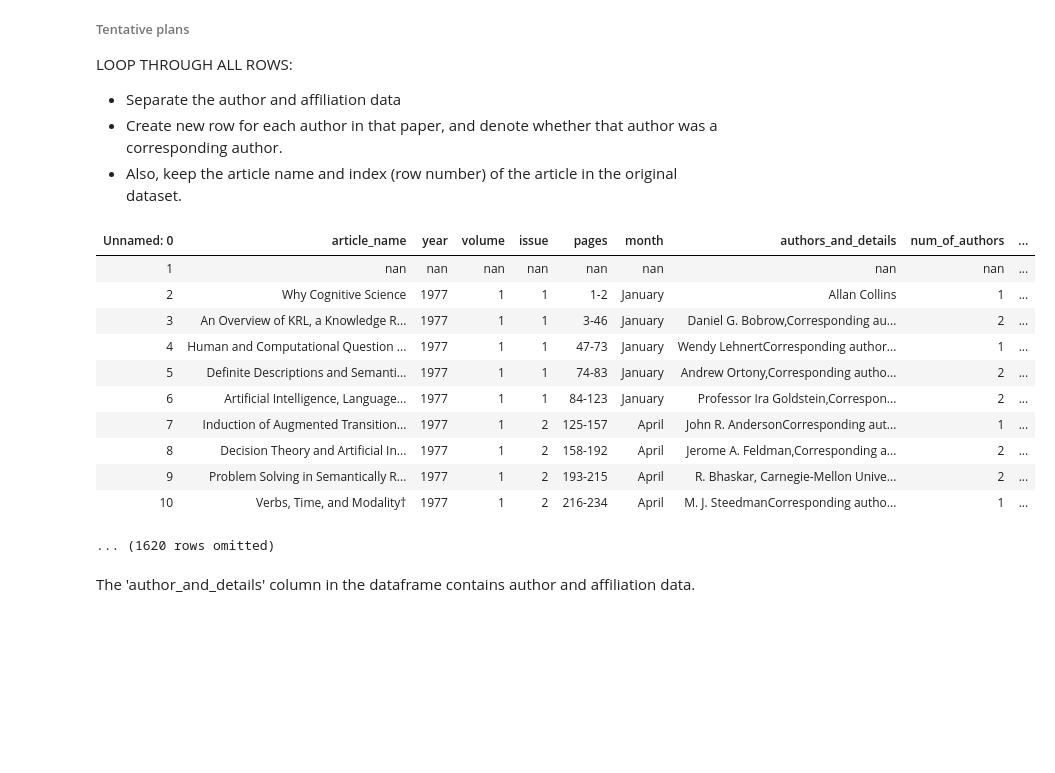
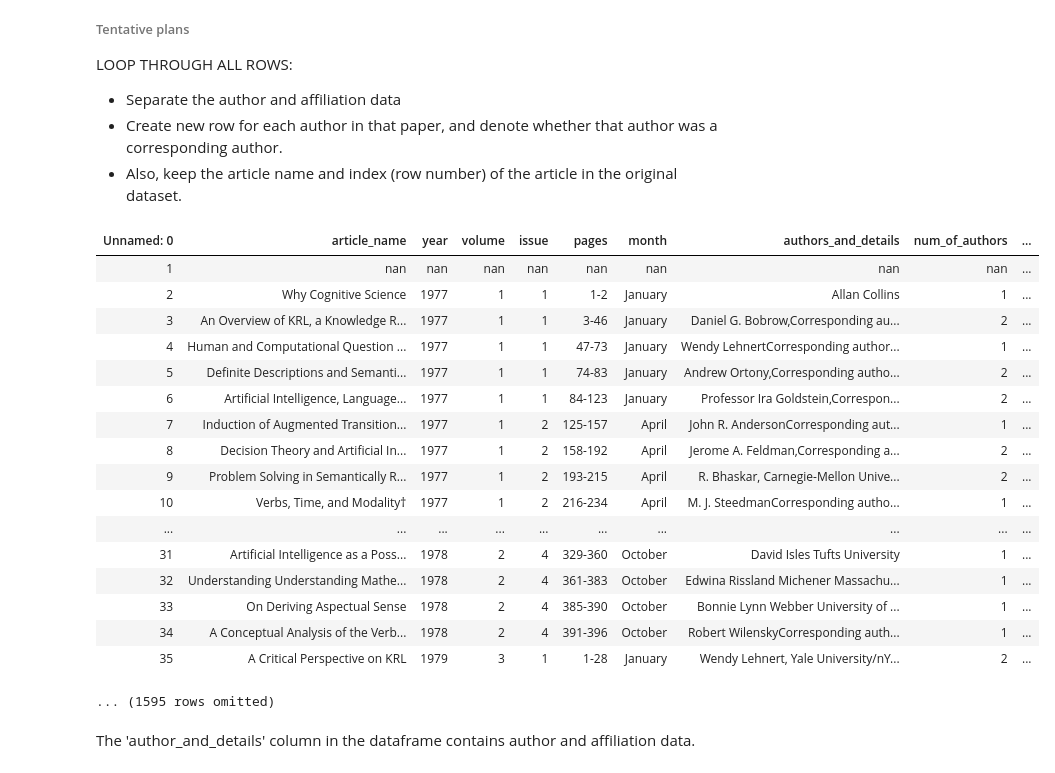
Before and after one commit to rdgao/WH2CogSci, a Jupyter notebook: parsing/parsing_JCogSci.ipynb, the cells around one changed output. Drawn from its saved outputs; the diff is of its cells as text; code cells hidden in the pictures; blank space fills up the shorter version.

```diff
--- a/parsing/parsing_JCogSci.ipynb
+++ b/parsing/parsing_JCogSci.ipynb
@@ -25,20 +25,26 @@ data_file = '../data/171022_cogsci_journal_unprocessed.csv'
 df_pd = pd.read_csv(data_file)
 df = Table.read_table(data_file)
 # %%
-df
+df.show(35)
 # %% [output]
 | Unnamed: 0 | article_name | year | volume | issue | pages | month | authors_and_details | num_of_authors | ... |
 | 1 | nan | nan | nan | nan | nan | nan | nan | nan | ... |
 | 2 | Why Cognitive Science | 1977 | 1 | 1 | 1-2 | January | Allan Collins | 1 | ... |
 | 3 | An Overview of KRL, a Knowledge R... | 1977 | 1 | 1 | 3-46 | January | Daniel G. Bobrow,Corresponding au... | 2 | ... |
 | 4 | Human and Computational Question ... | 1977 | 1 | 1 | 47-73 | January | Wendy LehnertCorresponding author... | 1 | ... |
 | 5 | Definite Descriptions and Semanti... | 1977 | 1 | 1 | 74-83 | January | Andrew Ortony,Corresponding autho... | 2 | ... |
 | 6 | Artificial Intelligence, Language... | 1977 | 1 | 1 | 84-123 | January | Professor Ira Goldstein,Correspon... | 2 | ... |
 | 7 | Induction of Augmented Transition... | 1977 | 1 | 2 | 125-157 | April | John R. AndersonCorresponding aut... | 1 | ... |
 | 8 | Decision Theory and Artificial In... | 1977 | 1 | 2 | 158-192 | April | Jerome A. Feldman,Corresponding a... | 2 | ... |
 | 9 | Problem Solving in Semantically R... | 1977 | 1 | 2 | 193-215 | April | R. Bhaskar, Carnegie-Mellon Unive... | 2 | ... |
 | 10 | Verbs, Time, and Modality† | 1977 | 1 | 2 | 216-234 | April | M. J. SteedmanCorresponding autho... | 1 | ... |
+| ... | ... | ... | ... | ... | ... | ... | ... | ... | ... |
+| 31 | Artificial Intelligence as a Poss... | 1978 | 2 | 4 | 329-360 | October | David Isles Tufts University | 1 | ... |
+| 32 | Understanding Understanding Mathe... | 1978 | 2 | 4 | 361-383 | October | Edwina Rissland Michener Massachu... | 1 | ... |
+| 33 | On Deriving Aspectual Sense | 1978 | 2 | 4 | 385-390 | October | Bonnie Lynn Webber University of ... | 1 | ... |
+| 34 | A Conceptual Analysis of the Verb... | 1978 | 2 | 4 | 391-396 | October | Robert WilenskyCorresponding auth... | 1 | ... |
+| 35 | A Critical Perspective on KRL | 1979 | 3 | 1 | 1-28 | January | Wendy Lehnert, Yale University/nY... | 2 | ... |
-... (1620 rows omitted)
+... (1595 rows omitted)
 # %% [markdown]
 The 'author_and_details' column in the dataframe contains author and affiliation data.
 # %%
```
Also changed, not shown: parts of 5 cells of this notebook.
